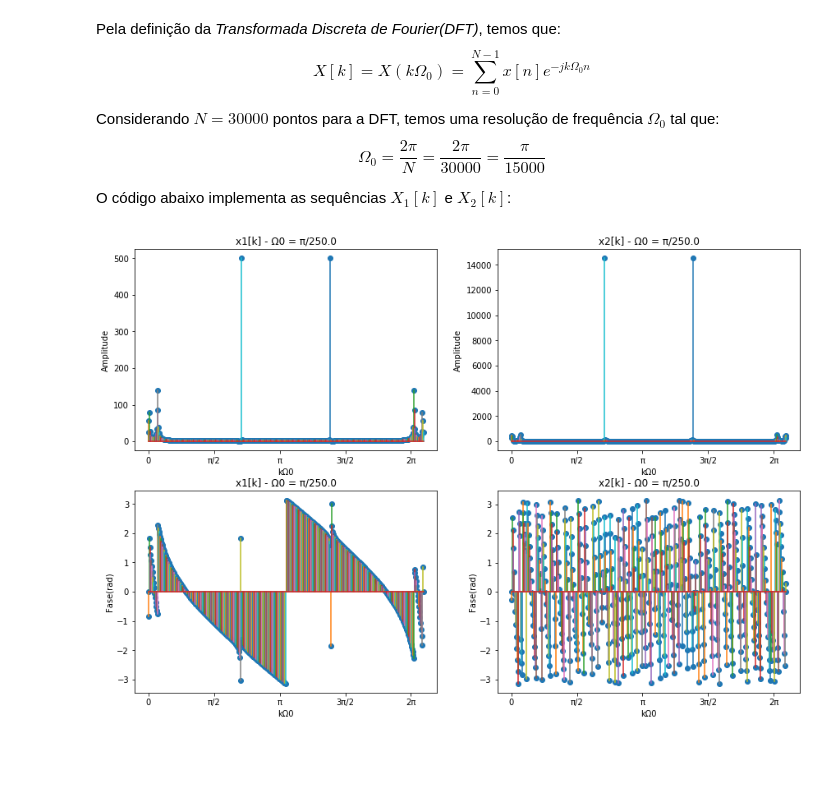
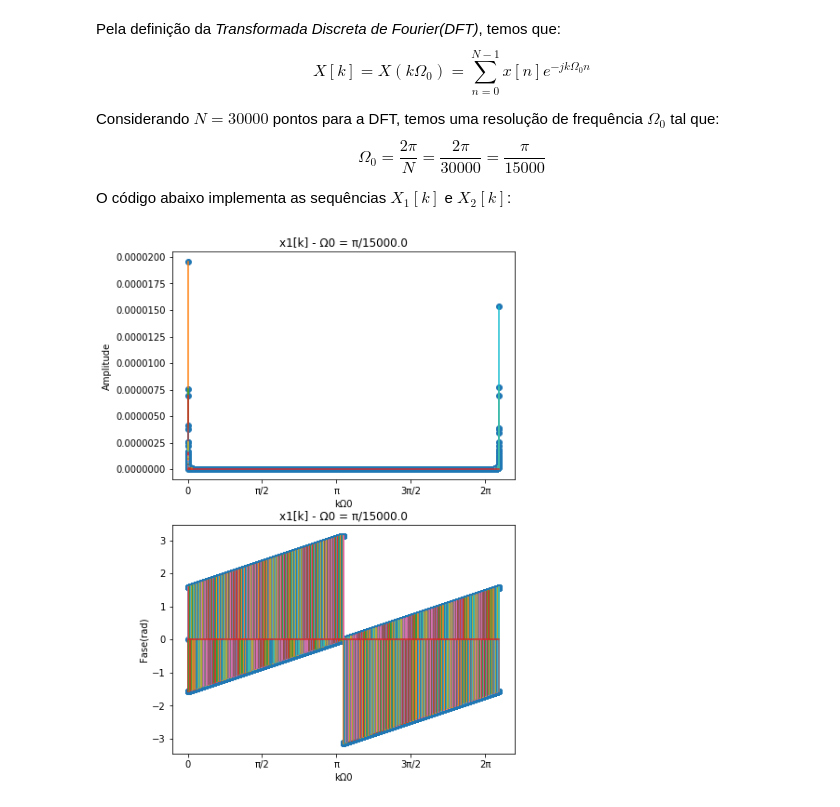
Before and after one commit to ecalasans/pds_-2, a Jupyter notebook: p2.ipynb, the cells around one changed output. Drawn from its saved outputs; the diff is of its cells as text; code cells hidden in the pictures; blank space fills up the shorter version.

```diff
--- a/p2.ipynb
+++ b/p2.ipynb
@@ -308,7 +308,7 @@ $$\Omega_{0} = \frac{2 \pi}{N} = \frac{2 \pi}{30000} = \frac{\pi}{15000}$$
 
 O código abaixo implementa as sequências $X_{1}[k]$ e $X_{2}[k]$:
 # %%
-def DFT(x_n, N=1):
+def DFT(N=0, freqs=[]):
     '''
     Função que calcula a DFT para uma determinada sequência
 
@@ -318,29 +318,40 @@ def DFT(x_n, N=1):
     '''
 
     # Cálculo da definição da frequência(Omega0)
-    Omega0 = DOIS_PI / (N-1)
+    Omega0 = DOIS_PI / (N)
 
     # Inicializa x[k]
     x_k = np.zeros(N, dtype=np.complex_)
 
+    k = np.arange(0, N)
+
     # Cálculo de x[k]
-    for k in range(N):
-        soma = 0
-        for n in range(len(x_n)):
-            expComplexa = np.exp(-1j * Omega0 * k * n)
-            produto = x_n[n] * expComplexa
-            soma = soma + produto
-        x_k[k] = soma
+    somaFreq = 0
+    for f in freqs:
+        fator1 = f - k*Omega0
+        fator2 = f + k*Omega0
+        frac1 = ((1 - np.exp(1j * N * fator1))/(1 - np.exp(1j * fator1)))
+        frac2 = ((1 - np.exp(-1j * N * fator2))/(1 - np.exp(-1j * fator2)))
+
+        somaFreq = somaFreq + ((1/2j) *(frac1 - frac2))
+
+        x_k = somaFreq
 
     return (x_k, Omega0)
 
 PI = 'π'
 
-tam = 500
+frequencias = [freq1, freq2, freq3]
 
-# Cálculo de x1_[k] e x2_[k]
-x1_k = DFT(x_n=x1_n.ys, N=tam)
-x2_k = DFT(x_n=x2_n.ys, N=tam)
+# Cálculo de x1_[k]
+x1_k = DFT(len(x1_n), frequencias)
+
+#Cálculo de x2_[k]
+parte1 = DFT(10000, [freq1])
+parte2 = DFT(10000, [freq2])
+parte3 = DFT(10000, [freq3])
+
+x2_k = np.concatenate((parte1[0], parte2[0], parte3[0]), axis=None)
 
 # Gráficos de amplitude e fase
 # x1_k
@@ -350,34 +361,39 @@ kOmega0 = k * x1_k[1]
 
 labels_x = ('0', '{}/2'.format(PI), '{}'.format(PI),'3{}/2'.format(PI), '2{}'.format(PI))
 
+tam = len(x1_k[0]/2)
+
 plt.subplot(2,2,1)
 plt.stem(kOmega0, np.abs(x1_k[0]), '-')
 plt.xticks(np.linspace(0,6,5), labels_x)
 plt.xlabel('kΩ0')
 plt.ylabel('Amplitude')
 plt.title('x1[k] - Ω0 = π/{}'.format(tam/2))
 
+'''
 plt.subplot(2,2,2)
 plt.stem(kOmega0, np.abs(x2_k[0]), '-')
 plt.xticks(np.linspace(0,6,5), labels_x)
 plt.xlabel('kΩ0')
 plt.ylabel('Amplitude')
 plt.title('x2[k] - Ω0 = π/{}'.format(tam/2))
-
+'''
 plt.subplot(2,2,3)
 plt.stem(kOmega0, np.angle(x1_k[0]), '-')
 plt.xticks(np.linspace(0,6,5), labels_x)
 plt.xlabel('kΩ0')
 plt.ylabel('Fase(rad)')
 plt.title('x1[k] - Ω0 = π/{}'.format(tam/2))
 
+'''
 plt.subplot(2,2,4)
 plt.stem(kOmega0, np.angle(x2_k[0]), '-')
 plt.xticks(np.linspace(0,6,5), labels_x)
 plt.xlabel('kΩ0')
 plt.ylabel('Fase(rad)')
 plt.title('x2[k] - Ω0 = π/{}'.format(tam/2))
+'''
 plt.subplots_adjust(right=2, top=2, hspace=0.2)
 plt.show()
 # %% [output]
-[figure, old version]
+[figure, new version]
```
Also changed, not shown: parts of 2 cells of this notebook, 2 other files.
